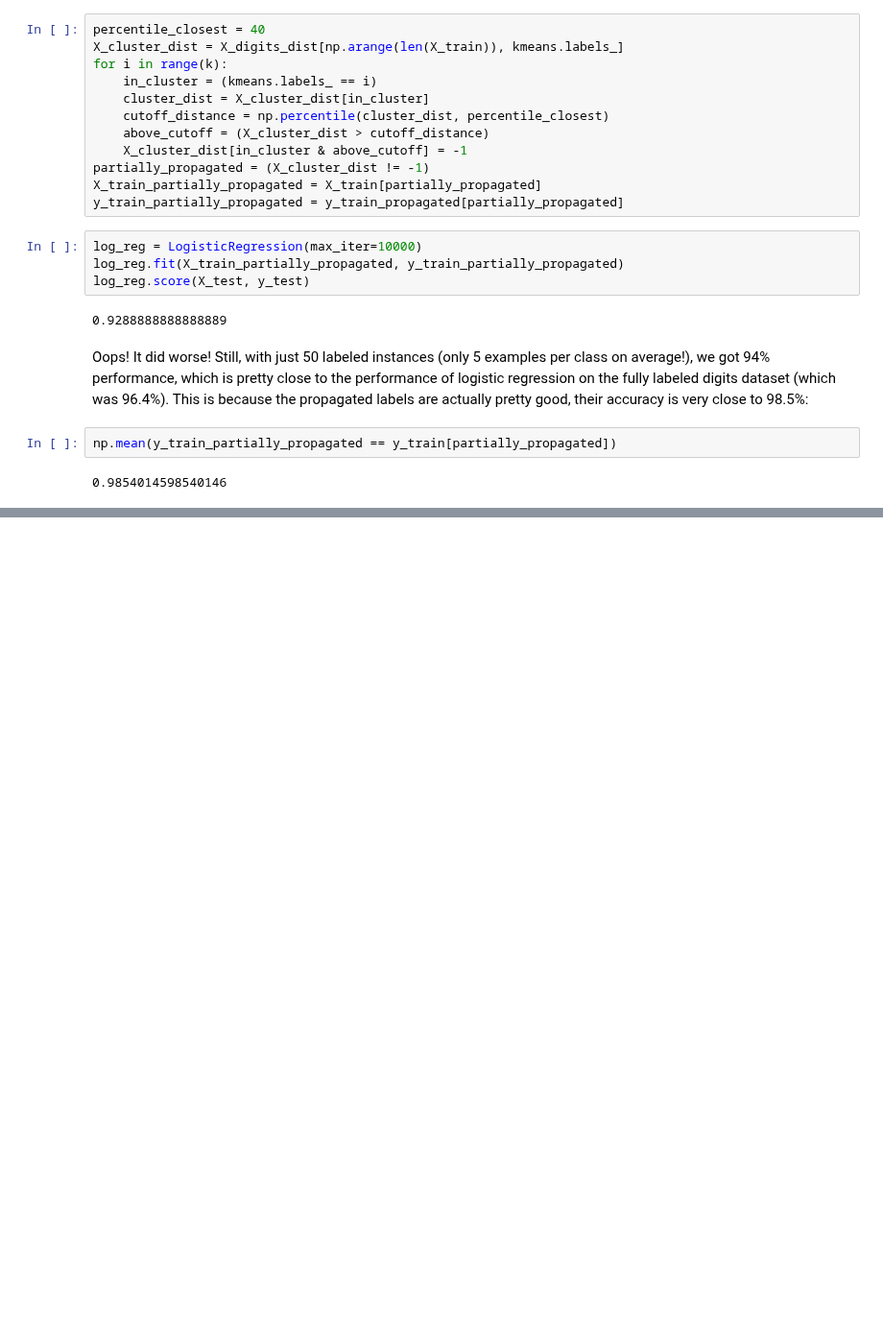
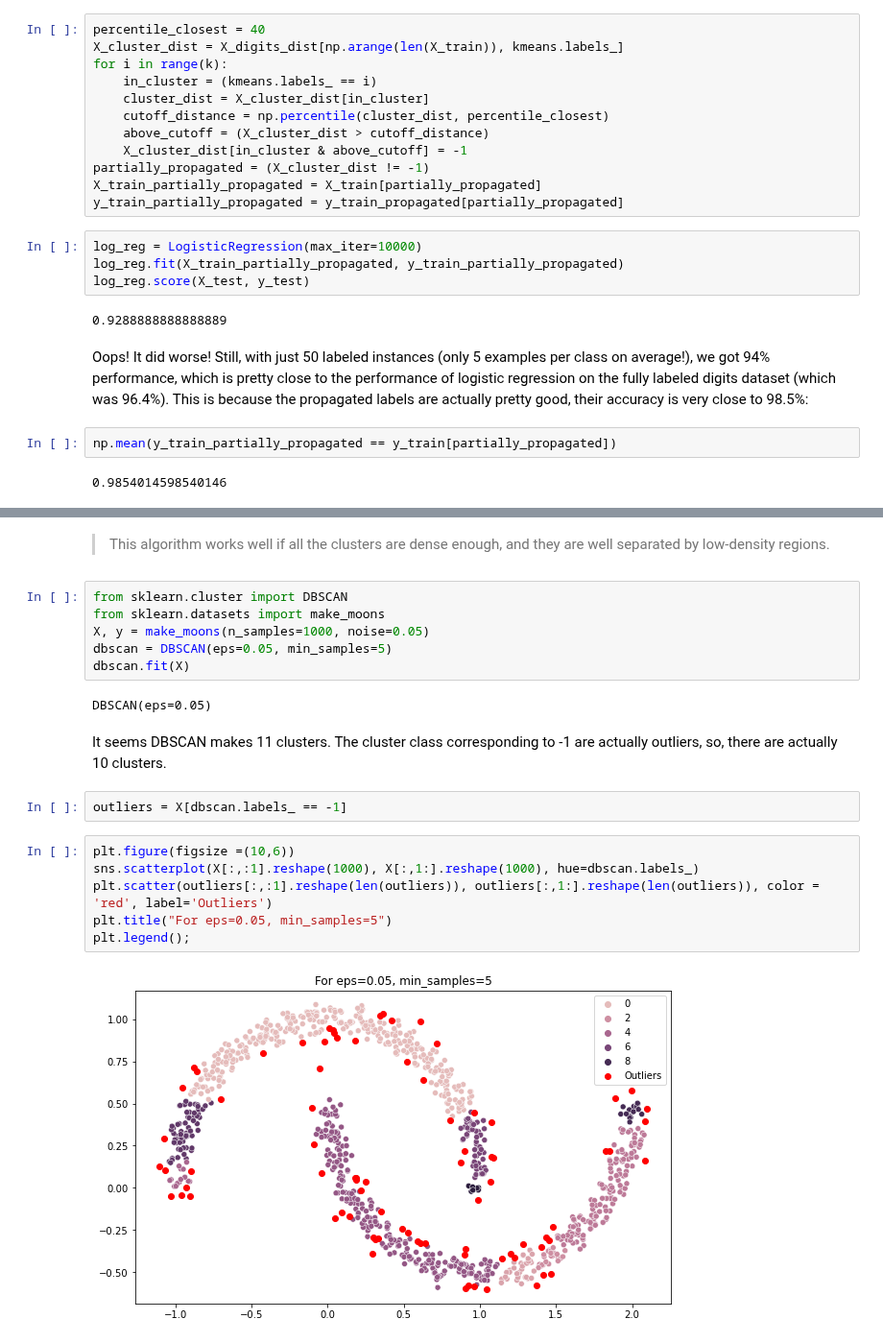
Before and after one commit to Hari31416/Data-Sciences, a Jupyter notebook: Notes/handson-ml2-master/My/Ch9_my.ipynb, the cells around one changed output, grey strips where cells are left out. Shown at 96% size. Drawn from its saved outputs; the diff is of its cells as text; blank space fills up the shorter version.

```diff
--- a/Notes/handson-ml2-master/My/Ch9_my.ipynb
+++ b/Notes/handson-ml2-master/My/Ch9_my.ipynb
@@ -579,0 +614,22 @@ np.mean(y_train_partially_propagated == y_train[partially_propagated])
+# %% [markdown]
+>This algorithm works well if all the clusters are dense enough, and they are well separated by low-density regions.
+# %%
+from sklearn.cluster import DBSCAN
+from sklearn.datasets import make_moons
+X, y = make_moons(n_samples=1000, noise=0.05)
+dbscan = DBSCAN(eps=0.05, min_samples=5)
+dbscan.fit(X)
+# %% [output]
+DBSCAN(eps=0.05)
+# %% [markdown]
+It seems DBSCAN makes 11 clusters. The cluster class corresponding to -1 are actually outliers, so, there are actually 10 clusters.
+# %%
+outliers = X[dbscan.labels_ == -1]
+# %%
+plt.figure(figsize =(10,6))
+sns.scatterplot(X[:,:1].reshape(1000), X[:,1:].reshape(1000), hue=dbscan.labels_)
+plt.scatter(outliers[:,:1].reshape(len(outliers)), outliers[:,1:].reshape(len(outliers)), color = 'red', label='Outliers')
+plt.title("For eps=0.05, min_samples=5")
+plt.legend();
+# %% [output]
+[figure, added]
```
Also changed, not shown: parts of 72 cells of this notebook, 3 other files.
